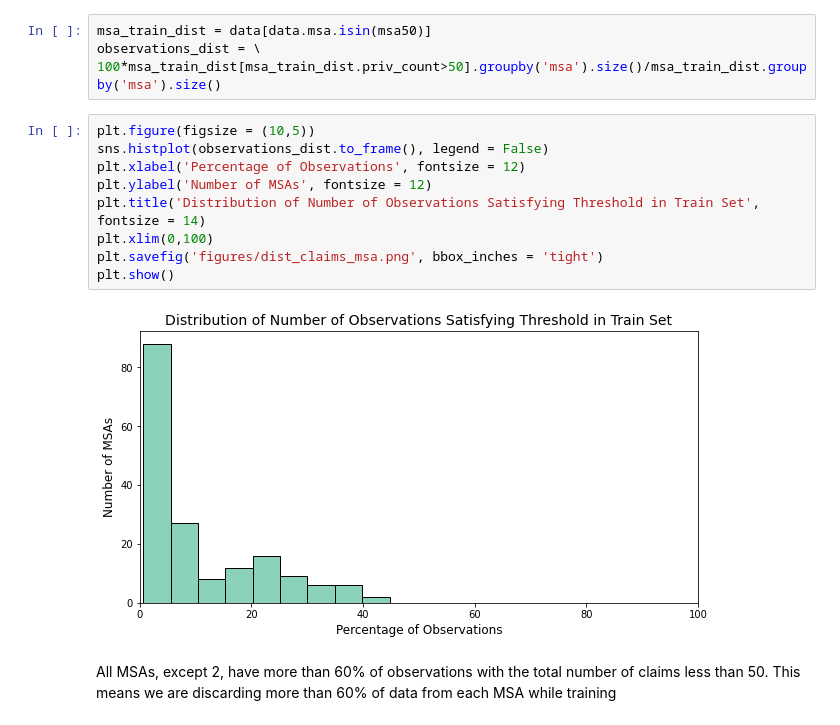
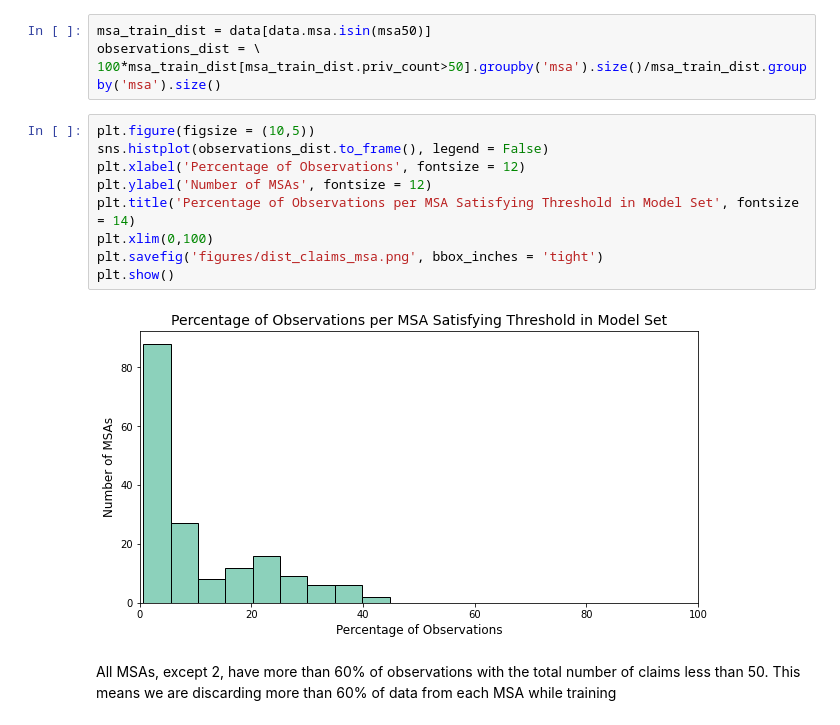
Before and after one commit to Shruti-Kaushal/Prediction-of-commercial-insurance-payments-for-surgical-procedure-using-DataRobot, a Jupyter notebook: ThresholdAnalysis.ipynb, the cells around one changed output. Cells and saved outputs as stored; diff of their text form.

```diff
--- a/ThresholdAnalysis.ipynb
+++ b/ThresholdAnalysis.ipynb
@@ -225,14 +229,14 @@ observations_dist = \
 # %%
 plt.figure(figsize = (10,5))
 sns.histplot(observations_dist.to_frame(), legend = False)
 plt.xlabel('Percentage of Observations', fontsize = 12)
 plt.ylabel('Number of MSAs', fontsize = 12)
-plt.title('Distribution of Number of Observations Satisfying Threshold in Train Set', fontsize = 14)
+plt.title('Percentage of Observations per MSA Satisfying Threshold in Model Set', fontsize = 14)
 plt.xlim(0,100)
 plt.savefig('figures/dist_claims_msa.png', bbox_inches = 'tight')
 plt.show()
 # %% [output]
-[figure, old version]
+[figure, new version]
 # %% [markdown]
 All MSAs, except 2, have more than 60% of observations with the total number of claims less than 50. This means we are discarding more than 60% of data from each MSA while training
 # %%
```
Also changed, not shown: parts of 12 cells of this notebook.
